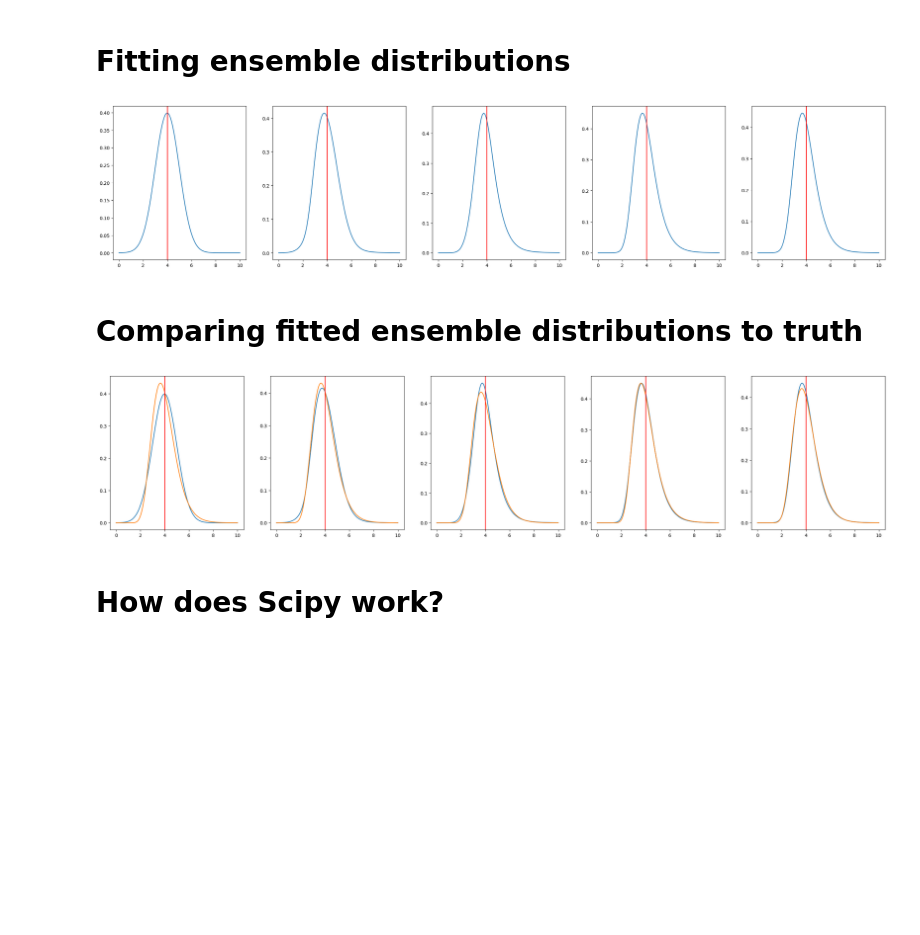
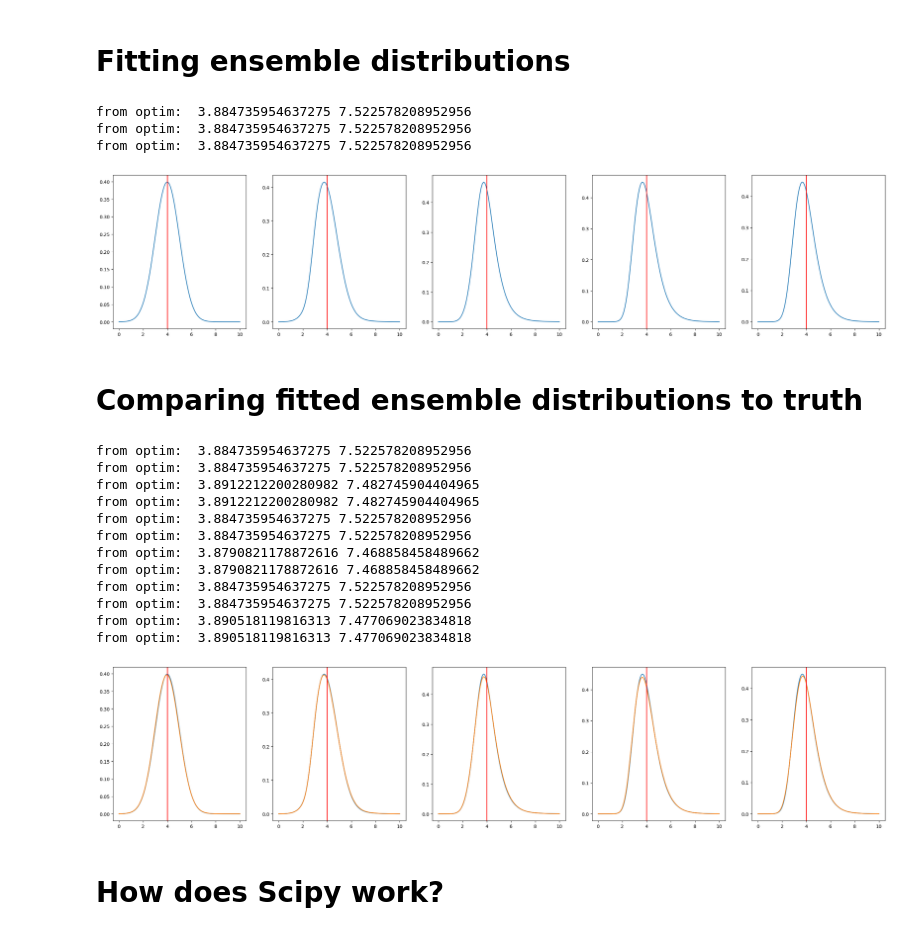
Before and after one commit to ihmeuw-msca/distrem, a Jupyter notebook: plots.ipynb, the cells around one changed output. Drawn from its saved outputs; the diff is of its cells as text; code cells hidden in the pictures; blank space fills up the shorter version.

```diff
--- a/plots.ipynb
+++ b/plots.ipynb
@@ -37,7 +33,7 @@ support = np.linspace(0, 10, 100)
 def plot_ensembles(distributions, weights, mean, variance, support, figsize):
   fig, ax = plt.subplots(1, len(distributions), figsize=figsize)
   for i in range(len(distributions)):
-    mod = EnsembleModel(distributions[i], weights[i], mean, variance)
+    mod = EnsembleDistribution(distributions[i], weights[i], mean, variance)
     pdf = mod.pdf(support)
     ax[i].plot(support, pdf)
     ax[i].axvline(mean, color="red")
@@ -52,34 +48,49 @@ weights = [[0.99, 0.01], [0.6, 0.4], [0.3, 0.7], [0.3, 0.5, 0.2], [0.2, 0.3, 0.3
 
 plot_ensembles(distributions, weights, MEAN, VARIANCE, support, (30, 6))
 # %% [output]
+from optim:  3.884735954637275 7.522578208952956
+from optim:  3.884735954637275 7.522578208952956
+from optim:  3.884735954637275 7.522578208952956
 [figure]
 # %% [markdown]
 # Comparing fitted ensemble distributions to truth
 # %%
 support = np.linspace(0, 10, 200)
 
 def ensemble_comparison(distributions, weights, objective, mean, variance, support, figsize):
   fig, ax = plt.subplots(1, len(distributions), figsize=figsize)
   for i in range(len(distributions)):
-    mod = EnsembleModel(distributions[i], weights[i], mean, variance)
+    mod = EnsembleDistribution(distributions[i], weights[i], mean, variance)
     mod_draws = mod.rvs(size=10000)
     fit = EnsembleFitter(distributions[i], objective).fit(mod_draws)
     pdf = mod.pdf(support)
     ax[i].plot(support, pdf)
     ax[i].plot(support, fit.ensemble_model.pdf(support))
     ax[i].axvline(mean, color="red")
 
 distributions = [["normal", "gumbel"],
                  ["normal", "gumbel"],
                  ["gamma", "fisk"],
                  ["invgamma", "lognormal", "fisk"],
                  ["gamma", "invgamma", "lognormal", "fisk"]]
 
 weights = [[0.99, 0.01], [0.6, 0.4], [0.3, 0.7], [0.3, 0.5, 0.2], [0.2, 0.3, 0.3, 0.2]]
 
 ensemble_comparison(distributions, weights, "KS", MEAN, VARIANCE, support, (30, 6))
 # %% [output]
+from optim:  3.884735954637275 7.522578208952956
+from optim:  3.884735954637275 7.522578208952956
+from optim:  3.8912212200280982 7.482745904404965
+from optim:  3.8912212200280982 7.482745904404965
+from optim:  3.884735954637275 7.522578208952956
+from optim:  3.884735954637275 7.522578208952956
+from optim:  3.8790821178872616 7.468858458489662
+from optim:  3.8790821178872616 7.468858458489662
+from optim:  3.884735954637275 7.522578208952956
+from optim:  3.884735954637275 7.522578208952956
+from optim:  3.890518119816313 7.477069023834818
+from optim:  3.890518119816313 7.477069023834818
-[figure, old version]
+[figure, new version]
 # %% [markdown]
 # How does Scipy work?
 # %%
```
Also changed, not shown: parts of 2 cells of this notebook, 4 other files.
